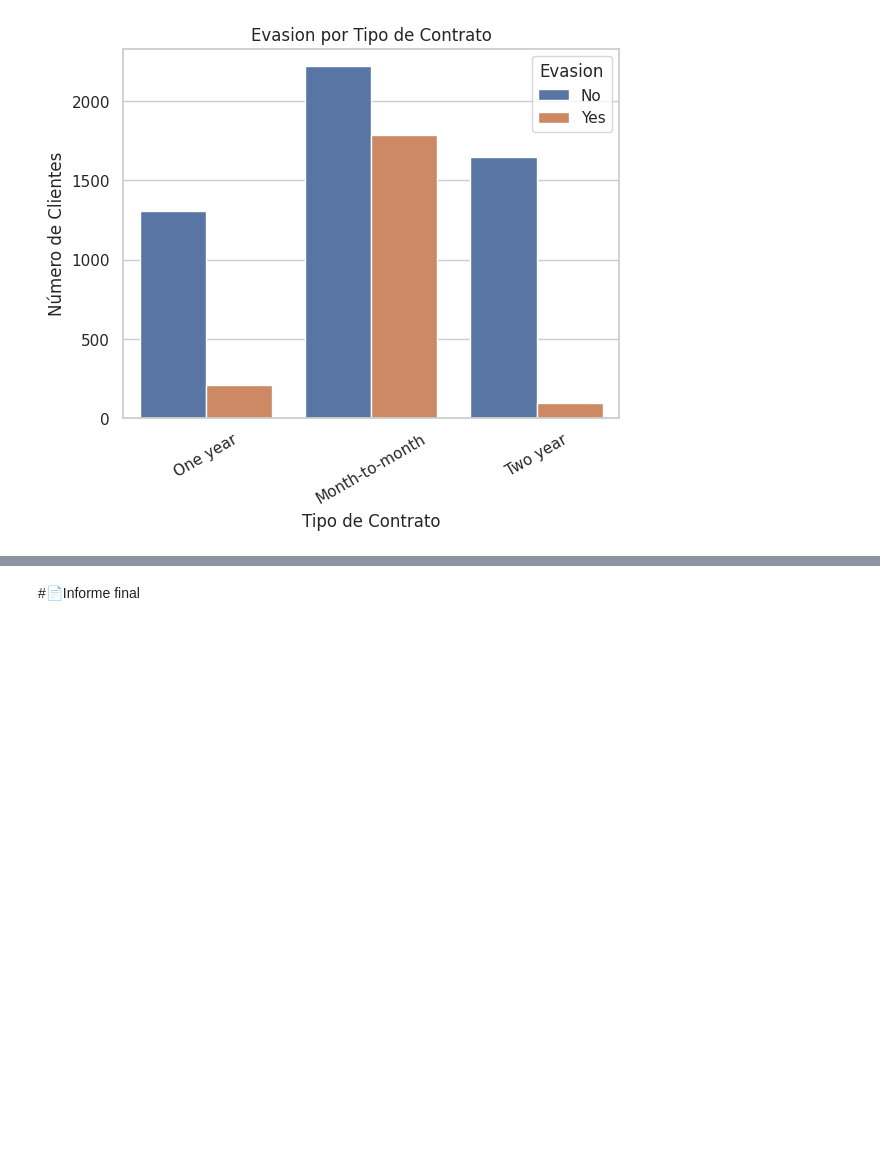
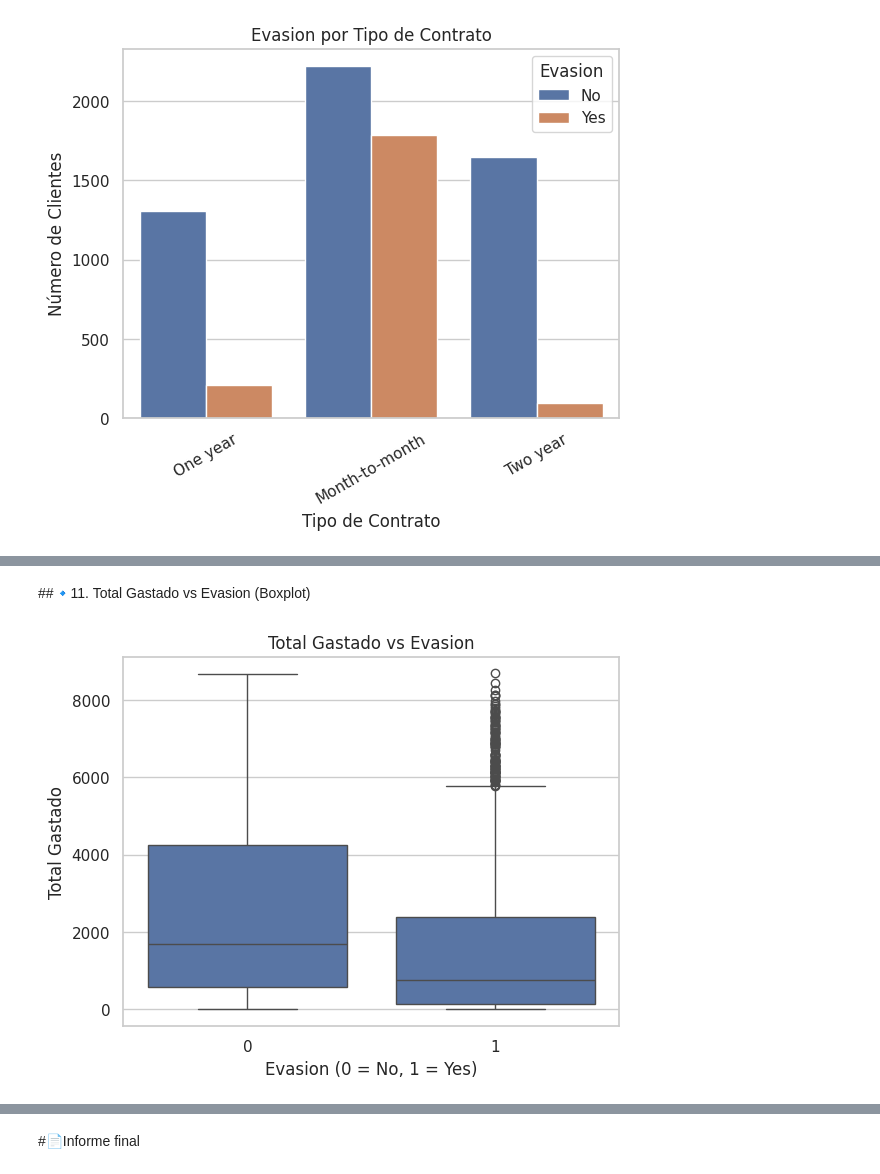
Before and after one commit to AnayLuna/CHALLENGUER-TELECOMX_SEGUNDO_DESAFIO_ANA, a Jupyter notebook: TelecomX_SEGUNDO_DESAFIO_ANA.ipynb, the cells around one changed output, grey strips where cells are left out. Saved outputs shown, nothing was run; the diff lists cells and outputs as text; code cells hidden in the pictures; blank space fills up the shorter version.

```diff
--- a/TelecomX_SEGUNDO_DESAFIO_ANA.ipynb
+++ b/TelecomX_SEGUNDO_DESAFIO_ANA.ipynb
@@ -295,0 +318,10 @@ plt.show()
+# %% [markdown]
+##🔹11. Total Gastado vs Evasion (Boxplot)
+# %%
+sns.boxplot(data=datos, x="Evasion", y="Charges.Total")
+plt.title("Total Gastado vs Evasion")
+plt.xlabel("Evasion (0 = No, 1 = Yes)")
+plt.ylabel("Total Gastado")
+plt.show()
+# %% [output]
+[figure, added]
```
Also changed, not shown: parts of 14 cells of this notebook.
